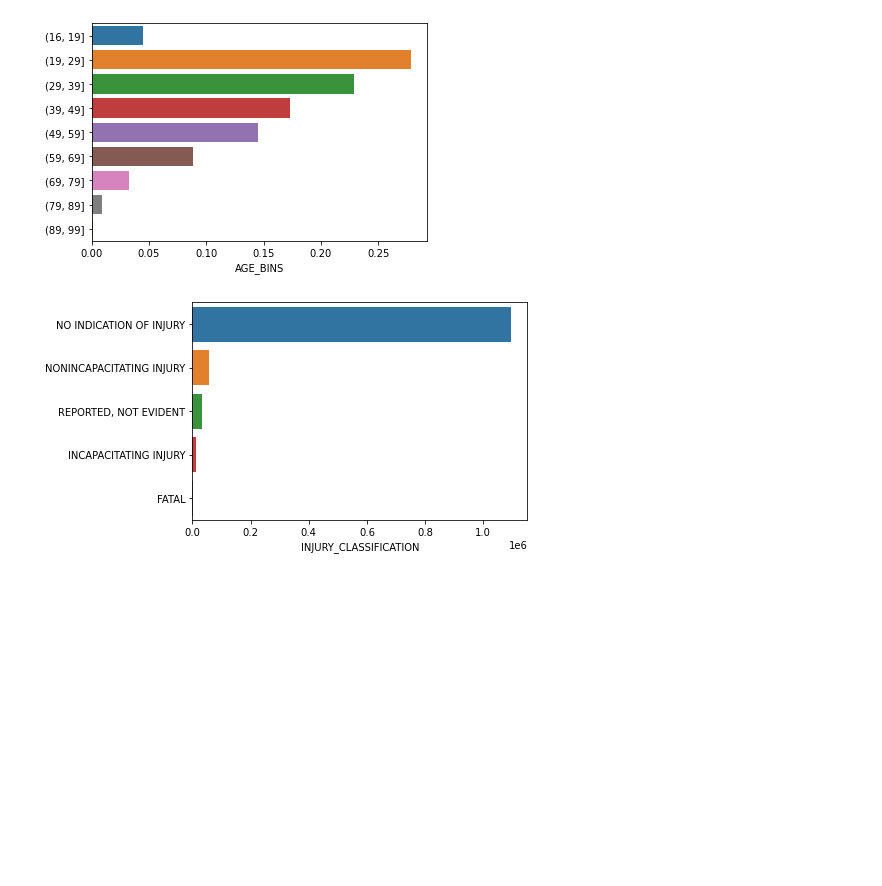
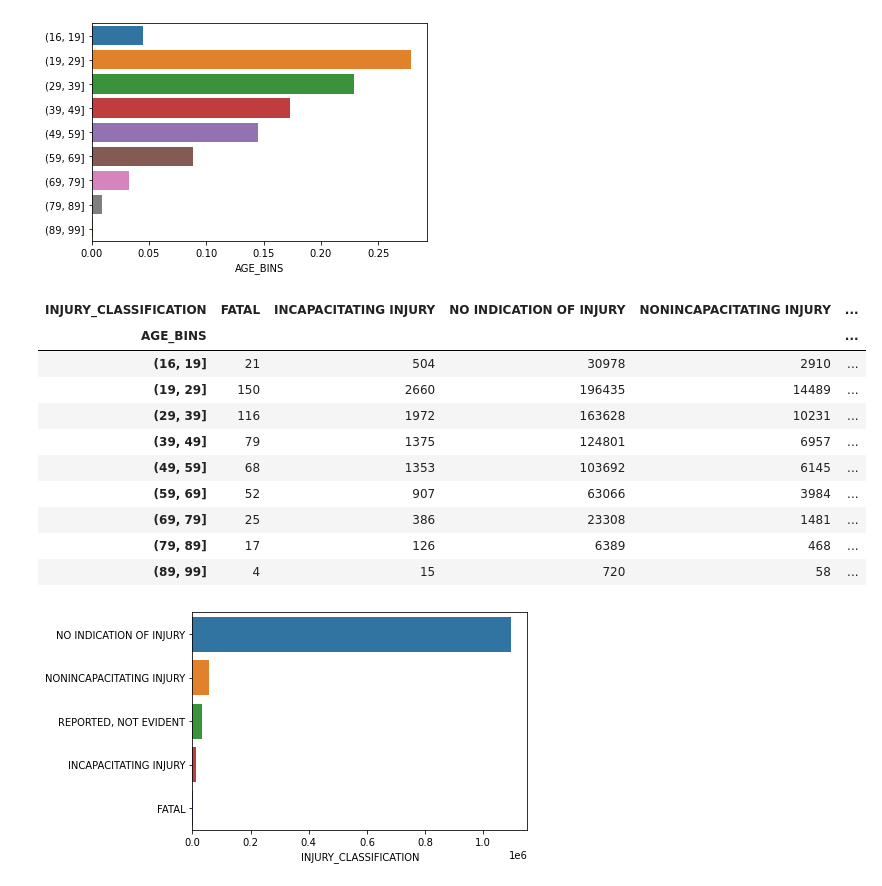
Before and after one commit to AngieKay/Chicago-Crashes, a Jupyter notebook: Markowitz_viz_nb.ipynb, the cells around one changed output. Drawn from its saved outputs; the diff is of its cells as text; code cells hidden in the pictures; blank space fills up the shorter version.

```diff
--- a/Markowitz_viz_nb.ipynb
+++ b/Markowitz_viz_nb.ipynb
@@ -293,6 +293,20 @@ sns.barplot(y=people_eda.AGE_BINS.value_counts(normalize=True).index, x=people_e
            orient='h');
 # %% [output]
 [figure]
+# %%
+pd.crosstab(people_eda.AGE_BINS, people_eda.INJURY_CLASSIFICATION)
+# %% [output]
+| INJURY_CLASSIFICATION | FATAL | INCAPACITATING INJURY | NO INDICATION OF INJURY | NONINCAPACITATING INJURY | ... |
+| AGE_BINS |  |  |  |  | ... |
+| (16, 19] | 21 | 504 | 30978 | 2910 | ... |
+| (19, 29] | 150 | 2660 | 196435 | 14489 | ... |
+| (29, 39] | 116 | 1972 | 163628 | 10231 | ... |
+| (39, 49] | 79 | 1375 | 124801 | 6957 | ... |
+| (49, 59] | 68 | 1353 | 103692 | 6145 | ... |
+| (59, 69] | 52 | 907 | 63066 | 3984 | ... |
+| (69, 79] | 25 | 386 | 23308 | 1481 | ... |
+| (79, 89] | 17 | 126 | 6389 | 468 | ... |
+| (89, 99] | 4 | 15 | 720 | 58 | ... |
 # %%
 sns.barplot(y=people_eda.INJURY_CLASSIFICATION.value_counts().index, x=people_eda.INJURY_CLASSIFICATION.value_counts(),
            orient='h');
```
Also changed, not shown: parts of 73 cells of this notebook.
